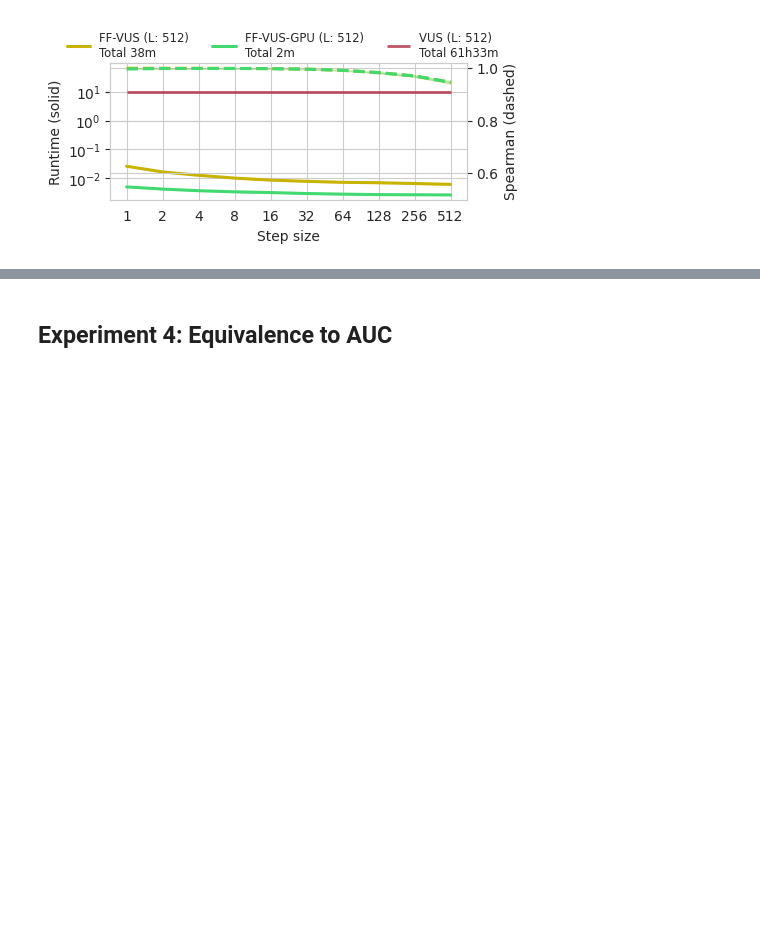
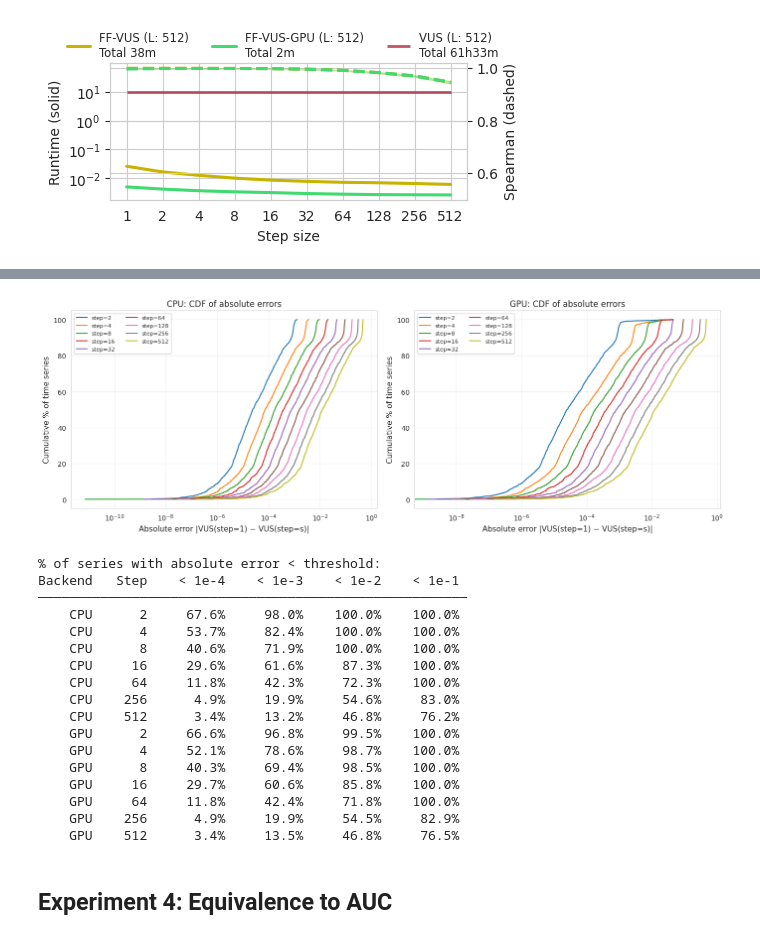
Before and after one commit to sylligardos/autovus, a Jupyter notebook: src/notebooks/experimental_results.ipynb, the cells around one changed output, grey strips where cells are left out. Saved outputs shown, nothing was run; the diff lists cells and outputs as text; code cells hidden in the pictures; blank space fills up the shorter version.

```diff
--- a/src/notebooks/experimental_results.ipynb
+++ b/src/notebooks/experimental_results.ipynb
@@ -927,3 +1204,71 @@ finalize_plot(save_fig_path, 'step_rank_comparison')
+# %%
+# ── 9. Heatmap: error across ALL time series for a selection of steps ────────
+# This gives the reviewer a full picture of how errors distribute
+
+fig, axes = plt.subplots(1, 2, figsize=(14, 5))
+
+for i, backend in enumerate(['CPU', 'GPU']):
+    ax = axes[i]
+    bdf = err_df[err_df['Backend'] == backend]
+
+    # Pivot: rows=time series, columns=step
+    pivot = bdf.pivot_table(index='Time series', columns='Step', values='Abs error')
+    pivot = pivot.sort_values(by=pivot.columns[-1], ascending=False)  # Sort by largest step error
+
+    # Show the error distribution as a histogram/CDF for each step
+    steps_to_show = [2, 4, 8, 16, 32, 64, 128, 256, 512]
+    steps_to_show = [s for s in steps_to_show if s in pivot.columns]
+
+    for step_val in steps_to_show:
+        vals = pivot[step_val].dropna().sort_values()
+        cdf = np.arange(1, len(vals)+1) / len(vals) * 100
+        ax.plot(vals.values, cdf, label=f'step={step_val}', linewidth=1.5)
+
+    ax.set_xlabel('Absolute error |VUS(step=1) − VUS(step=s)|', fontsize=11)
+    ax.set_ylabel('Cumulative % of time series', fontsize=11)
+    ax.set_title(f'{backend}: CDF of absolute errors', fontsize=12)
+    ax.legend(fontsize=8, ncol=2)
+    ax.set_xscale('log')
+    ax.grid(True, alpha=0.3)
+
+plt.tight_layout()
+plt.show()
+
+# Print the percentage of series with error < threshold for key steps
+print("\n% of series with absolute error < threshold:")
+print(f"{'Backend':>7s}  {'Step':>5s}  {'< 1e-4':>8s}  {'< 1e-3':>8s}  {'< 1e-2':>8s}  {'< 1e-1':>8s}")
+print("─" * 55)
+for backend in ['CPU', 'GPU']:
+    bdf = err_df[err_df['Backend'] == backend]
+    for step_val in [2, 4, 8, 16, 64, 256, 512]:
+        sdf = bdf[bdf['Step'] == step_val]
+        if len(sdf) == 0:
+            continue
+        n = len(sdf)
+        pcts = [
+            (sdf['Abs error'] < t).sum() / n * 100
+            for t in [1e-4, 1e-3, 1e-2, 1e-1]
+        ]
+        print(f"{backend:>7s}  {step_val:>5d}  {pcts[0]:>7.1f}%  {pcts[1]:>7.1f}%  {pcts[2]:>7.1f}%  {pcts[3]:>7.1f}%")
+# %% [output]
+[figure, added]
+% of series with absolute error < threshold:
+Backend   Step    < 1e-4    < 1e-3    < 1e-2    < 1e-1
+───────────────────────────────────────────────────────
+    CPU      2     67.6%     98.0%    100.0%    100.0%
+    CPU      4     53.7%     82.4%    100.0%    100.0%
+    CPU      8     40.6%     71.9%    100.0%    100.0%
+    CPU     16     29.6%     61.6%     87.3%    100.0%
+    CPU     64     11.8%     42.3%     72.3%    100.0%
+    CPU    256      4.9%     19.9%     54.6%     83.0%
+    CPU    512      3.4%     13.2%     46.8%     76.2%
+    GPU      2     66.6%     96.8%     99.5%    100.0%
+    GPU      4     52.1%     78.6%     98.7%    100.0%
+    GPU      8     40.3%     69.4%     98.5%    100.0%
+    GPU     16     29.7%     60.6%     85.8%    100.0%
+    GPU     64     11.8%     42.4%     71.8%    100.0%
+    GPU    256      4.9%     19.9%     54.5%     82.9%
+    GPU    512      3.4%     13.5%     46.8%     76.5%
 # %% [markdown]
 ## Experiment 4: Equivalence to AUC
 # %%
```
Also changed, not shown: parts of 14 cells of this notebook, 4 other files.
